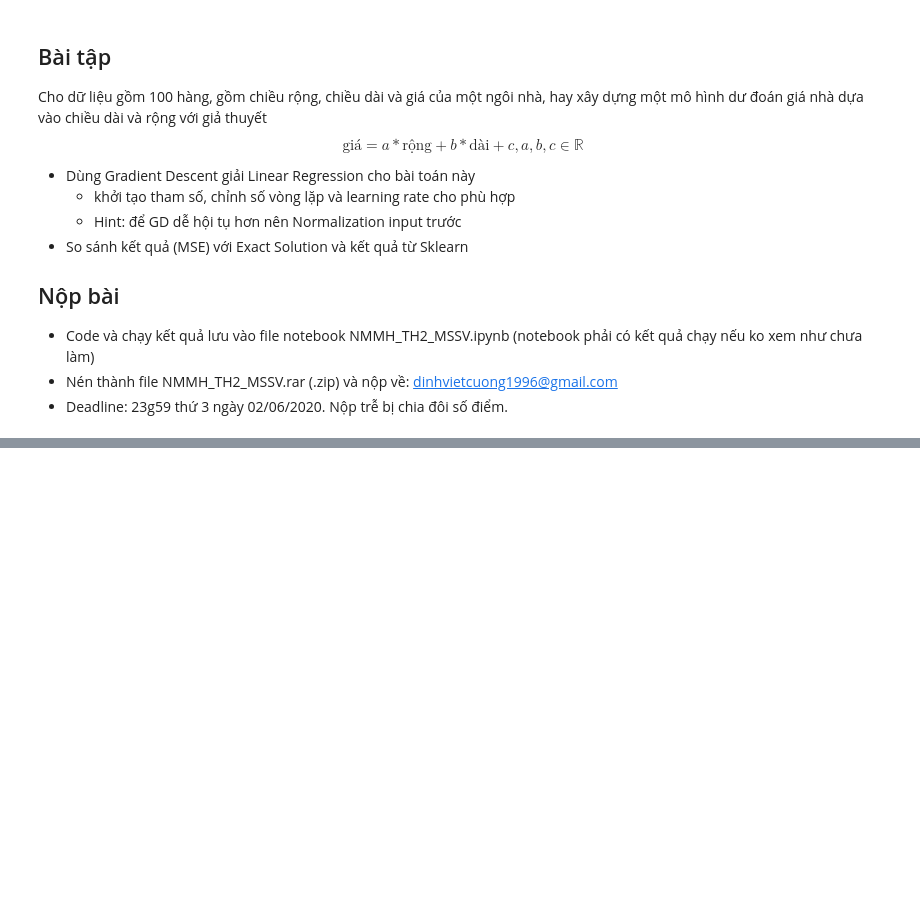
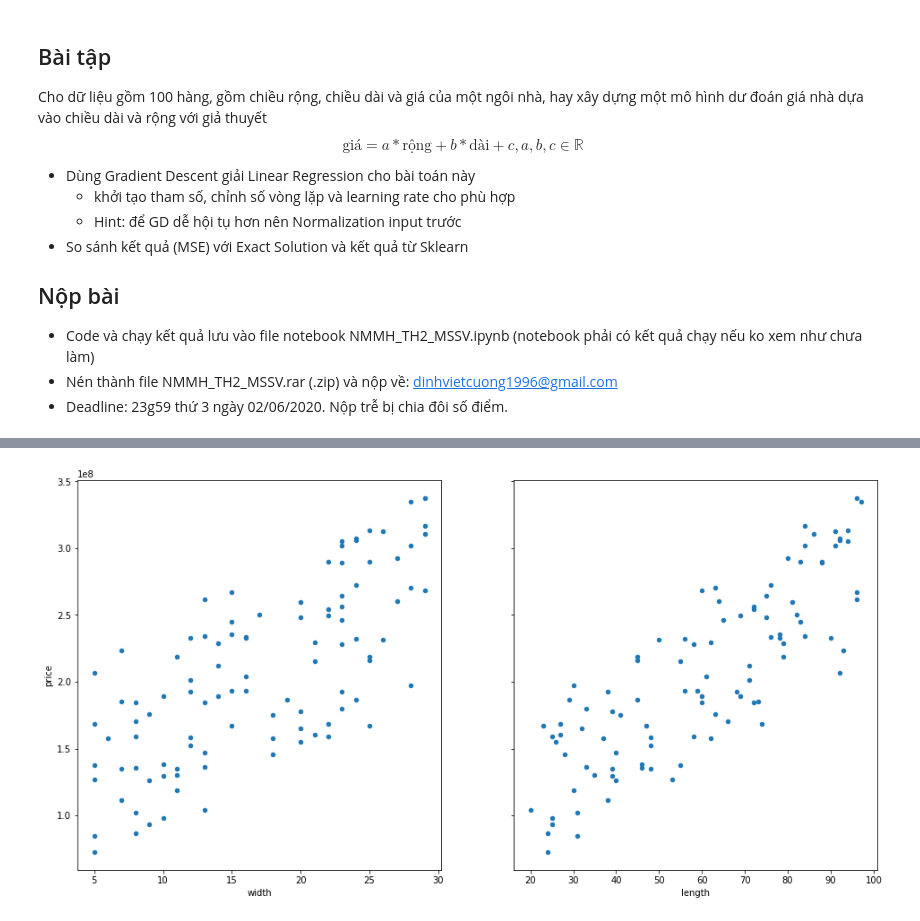
Before and after one commit to nhutnamhcmus/lab-machine-learning-solution, a Jupyter notebook: Lab02/Lab02.ipynb, the cells around one changed output, grey strips where cells are left out. Cells and saved outputs as stored; diff of their text form; code cells hidden in the pictures; blank space fills up the shorter version.

```diff
--- a/Lab02/Lab02.ipynb
+++ b/Lab02/Lab02.ipynb
@@ -361,0 +278,7 @@ University of Science, VNU Department of Computer Science Author: Nhut - Nam Le
+# %%
+fig, axs = plt.subplots(1, 2, sharey=True)
+house_price.plot(kind='scatter', x='width', y='price', ax=axs[0], figsize=(16, 8))
+house_price.plot(kind='scatter', x='length', y='price', ax=axs[1])
+plt.show()
+# %% [output]
+[figure, added]
```
Also changed, not shown: parts of 42 cells of this notebook.
